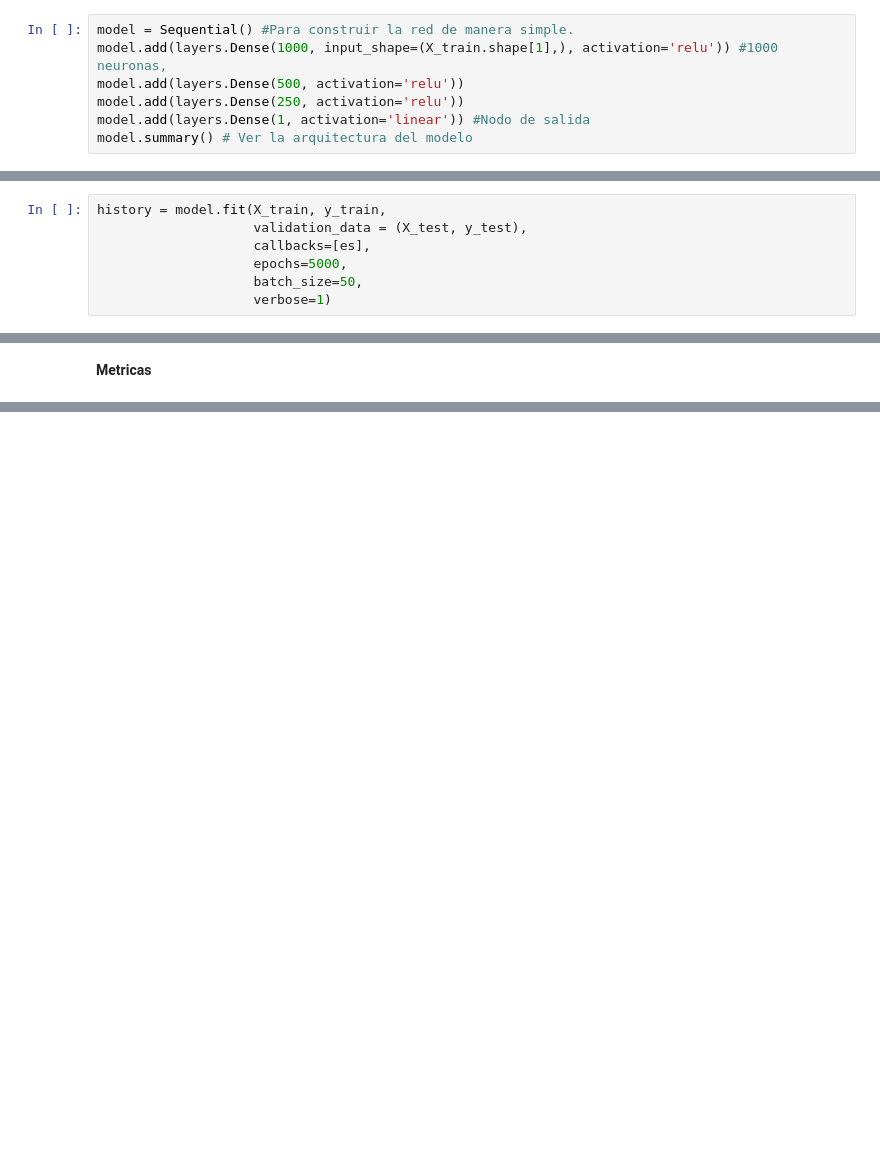
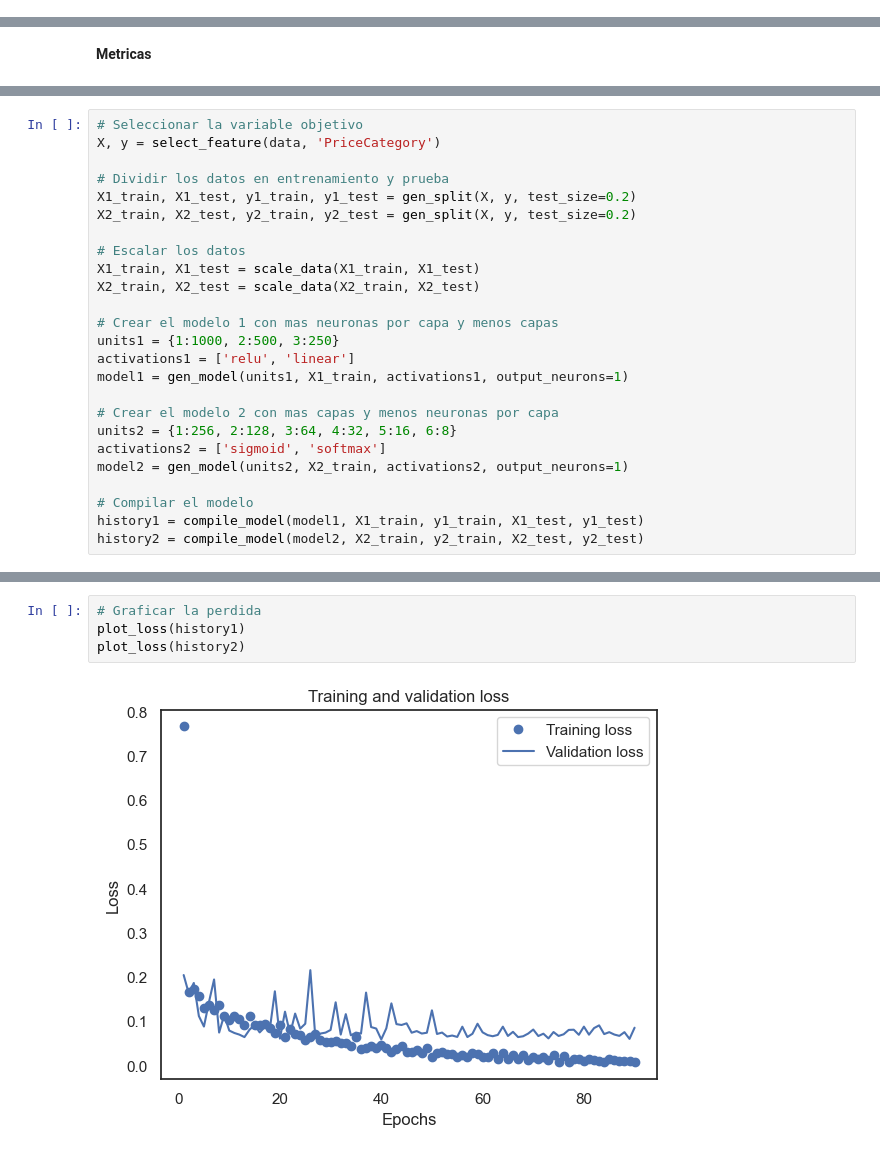
Before and after one commit to mariaRam2003/HT8_Mineria, a Jupyter notebook: ht8.ipynb, the cells around one changed output, grey strips where cells are left out. Cells and saved outputs as stored; diff of their text form; blank space fills up the shorter version.

Commit message:
Modelos v1 para Price Category

```diff
--- a/ht8.ipynb
+++ b/ht8.ipynb
@@ -438,7 +480,0 @@ X_test = min_max_scaler.transform(X_test)
-# %%
-model = Sequential() #Para construir la red de manera simple.
-model.add(layers.Dense(1000, input_shape=(X_train.shape[1],), activation='relu')) #1000 neuronas,
-model.add(layers.Dense(500, activation='relu'))
-model.add(layers.Dense(250, activation='relu'))
-model.add(layers.Dense(1, activation='linear')) #Nodo de salida
-model.summary() # Ver la arquitectura del modelo
@@ -470,7 +501,0 @@ es = callbacks.EarlyStopping(monitor='val_loss',
-# %%
-history = model.fit(X_train, y_train,
-                    validation_data = (X_test, y_test),
-                    callbacks=[es],
-                    epochs=5000,
-                    batch_size=50,
-                    verbose=1)
@@ -583,0 +671,25 @@ R²:  0.8892898270527837
+# %%
+# Seleccionar la variable objetivo
+X, y = select_feature(data, 'PriceCategory')
+
+# Dividir los datos en entrenamiento y prueba
+X1_train, X1_test, y1_train, y1_test = gen_split(X, y, test_size=0.2)
+X2_train, X2_test, y2_train, y2_test = gen_split(X, y, test_size=0.2)
+
+# Escalar los datos
+X1_train, X1_test = scale_data(X1_train, X1_test)
+X2_train, X2_test = scale_data(X2_train, X2_test)
+
+# Crear el modelo 1 con mas neuronas por capa y menos capas
+units1 = {1:1000, 2:500, 3:250}
+activations1 = ['relu', 'linear']
+model1 = gen_model(units1, X1_train, activations1, output_neurons=1)
+
+# Crear el modelo 2 con mas capas y menos neuronas por capa
+units2 = {1:256, 2:128, 3:64, 4:32, 5:16, 6:8}
+activations2 = ['sigmoid', 'softmax']
+model2 = gen_model(units2, X2_train, activations2, output_neurons=1)
+
+# Compilar el modelo
+history1 = compile_model(model1, X1_train, y1_train, X1_test, y1_test)
+history2 = compile_model(model2, X2_train, y2_train, X2_test, y2_test)
@@ -583,0 +769,6 @@ R²:  0.8892898270527837
+# %%
+# Graficar la perdida
+plot_loss(history1)
+plot_loss(history2)
+# %% [output]
+[figure, added]
```
Also changed, not shown: parts of 44 cells of this notebook.
